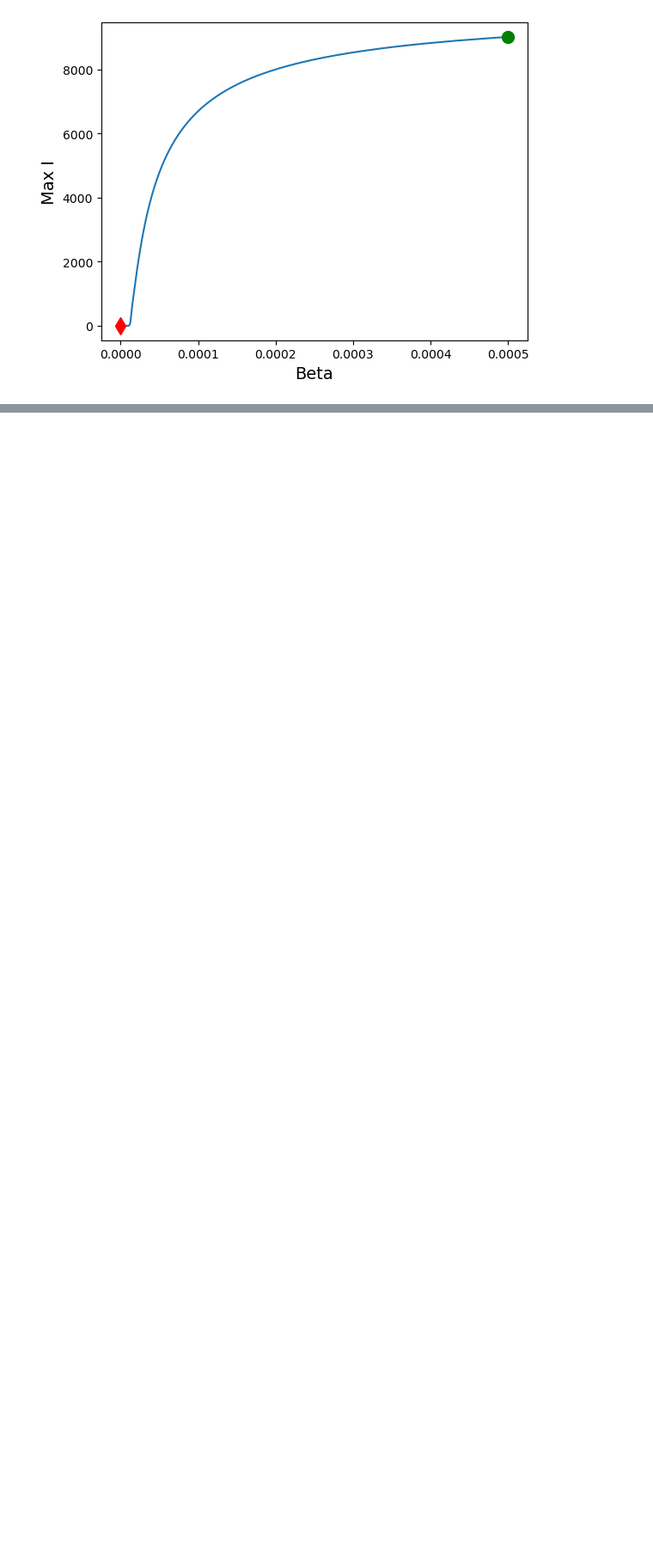
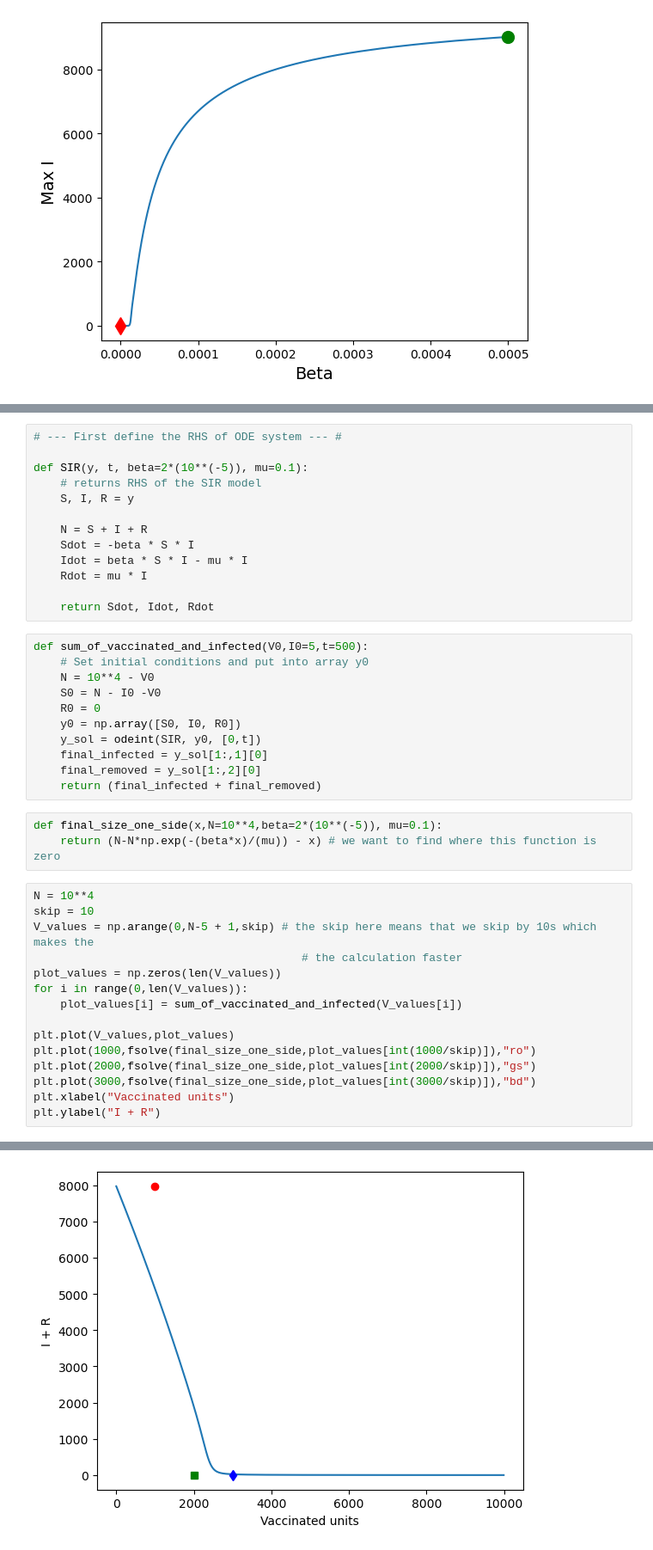
Before and after one commit to 17reid/MA124_epidemiology, a Jupyter notebook: Epidemiology_1_Code.ipynb, the cells around one changed output, grey strips where cells are left out. Shown: that part at 86% size. Drawn from its saved outputs; the diff is of its cells as text; blank space fills up the shorter version.

```diff
--- a/Epidemiology_1_Code.ipynb
+++ b/Epidemiology_1_Code.ipynb
@@ -224,0 +234,43 @@ plt.show()
+# %%
+# --- First define the RHS of ODE system --- #
+
+def SIR(y, t, beta=2*(10**(-5)), mu=0.1):
+    # returns RHS of the SIR model
+    S, I, R = y
+
+    N = S + I + R
+    Sdot = -beta * S * I
+    Idot = beta * S * I - mu * I
+    Rdot = mu * I
+
+    return Sdot, Idot, Rdot
+# %%
+def sum_of_vaccinated_and_infected(V0,I0=5,t=500):
+    # Set initial conditions and put into array y0
+    N = 10**4 - V0
+    S0 = N - I0 -V0
+    R0 = 0
+    y0 = np.array([S0, I0, R0])
+    y_sol = odeint(SIR, y0, [0,t])
+    final_infected = y_sol[1:,1][0]
+    final_removed = y_sol[1:,2][0]
+    return (final_infected + final_removed)
+# %%
+def final_size_one_side(x,N=10**4,beta=2*(10**(-5)), mu=0.1):
+    return (N-N*np.exp(-(beta*x)/(mu)) - x) # we want to find where this function is zero
+# %%
+N = 10**4
+skip = 10
+V_values = np.arange(0,N-5 + 1,skip) # the skip here means that we skip by 10s which makes the
+                                        # the calculation faster
+plot_values = np.zeros(len(V_values))
+for i in range(0,len(V_values)):
+    plot_values[i] = sum_of_vaccinated_and_infected(V_values[i])
+
+plt.plot(V_values,plot_values)
+plt.plot(1000,fsolve(final_size_one_side,plot_values[int(1000/skip)]),"ro")
+plt.plot(2000,fsolve(final_size_one_side,plot_values[int(2000/skip)]),"gs")
+plt.plot(3000,fsolve(final_size_one_side,plot_values[int(3000/skip)]),"bd")
+plt.xlabel("Vaccinated units")
+plt.ylabel("I + R")
+# %% [output]
@@ -224,0 +278 @@ plt.show()
+[figure, added]
```
Also changed, not shown: parts of 12 cells of this notebook, 1 other file.
